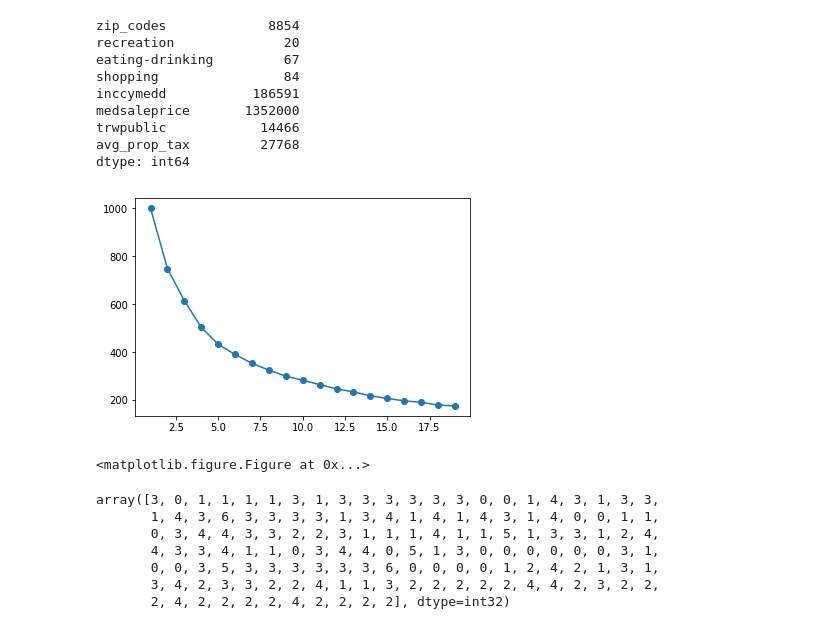
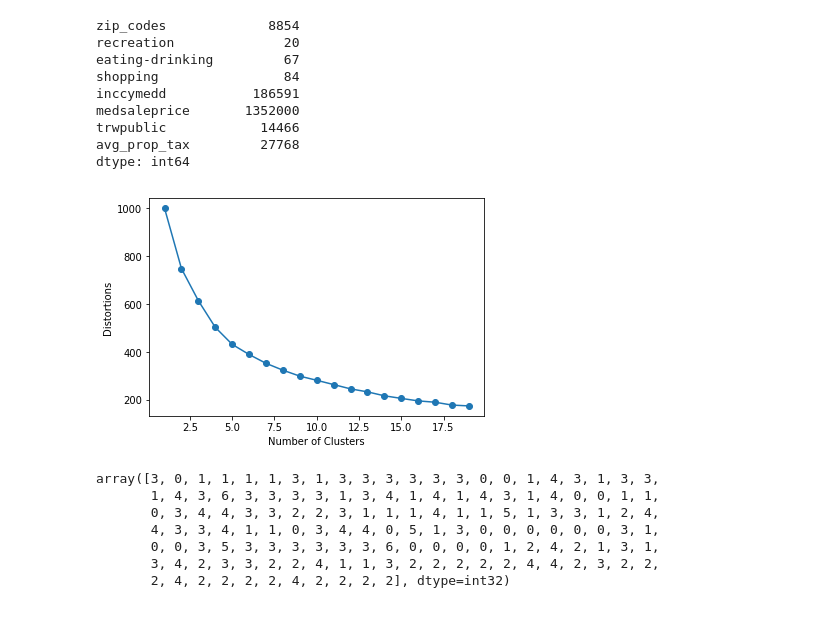
Before and after one commit to ibaloyan/NJ-RE-Trends, a Jupyter notebook: Untitled.ipynb, the cells around one changed output. Saved outputs shown, nothing was run; the diff lists cells and outputs as text; code cells hidden in the pictures.

```diff
--- a/Untitled.ipynb
+++ b/Untitled.ipynb
@@ -142,12 +142,14 @@ for i in range(1,20):
     model = cluster.fit(input_std)
 
     distortions.append(model.inertia_)
-plt.plot(range(1,20), distortions, marker='o')
-plt.show()
-plt.savefig('elbow.png')
-# %% [output]
-[figure, removed]
-<matplotlib.figure.Figure at 0x...>
+# %%
+plt.plot(range(1,20), distortions, marker='o')
+plt.xlabel('Number of Clusters')
+plt.ylabel('Distortions')
+plt.savefig('elbow.png')
+plt.show()
+# %% [output]
+[figure, added]
 # %%
 cluster = KMeans(n_clusters=7, random_state=0, n_jobs=-1)
 
```
Also changed, not shown: parts of 1 cell of this notebook, 2 other files.
